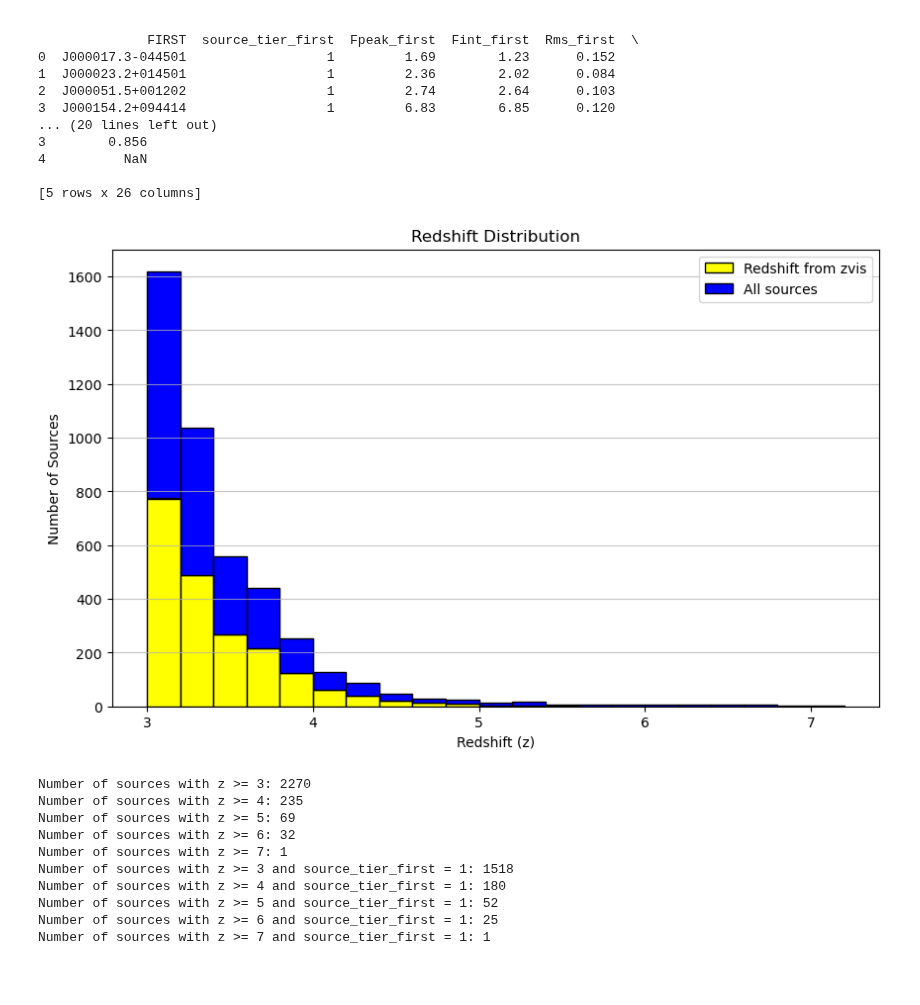
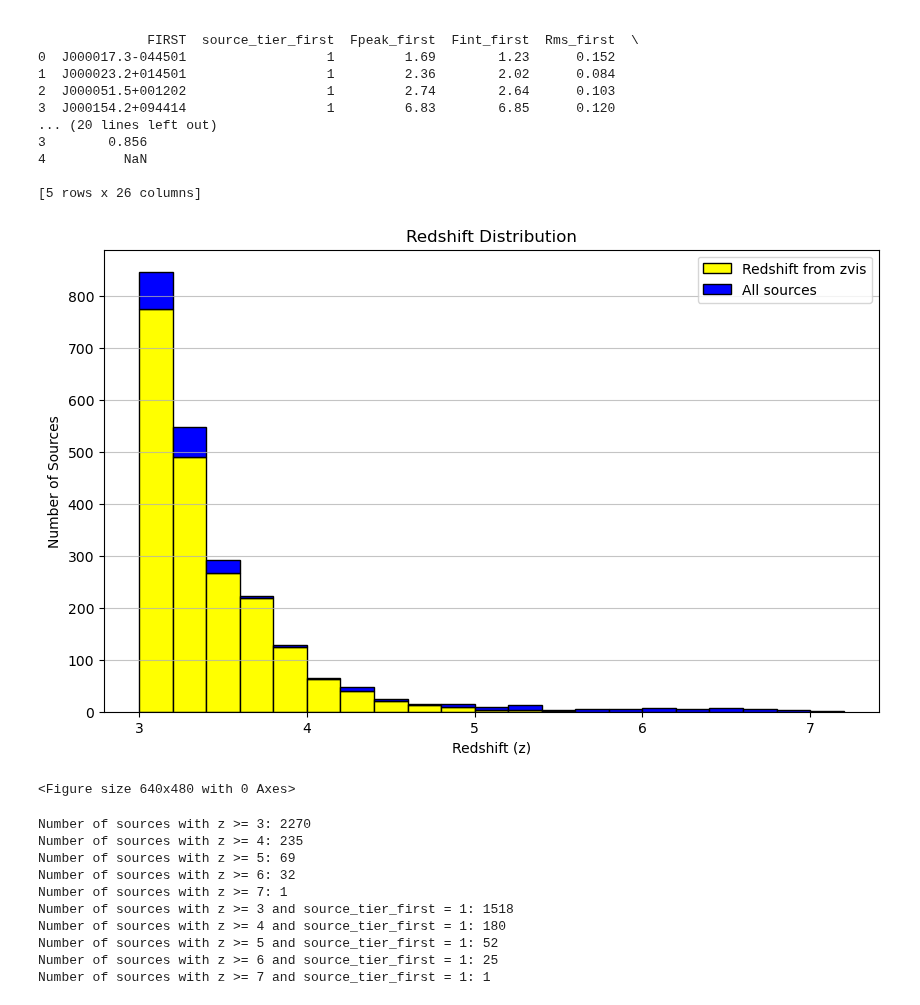
Before and after one commit to ykzhang112233/highz-catalogue, a Jupyter notebook: scripts/0-result_analysis.ipynb, the cells around one changed output. Saved outputs shown, nothing was run; the diff lists cells and outputs as text; code cells hidden in the pictures; blank space fills up the shorter version.

```diff
--- a/scripts/0-result_analysis.ipynb
+++ b/scripts/0-result_analysis.ipynb
@@ -66,27 +66,30 @@ print(df.head())
 # %%
 from matplotlib import pyplot as plt
 
 #draw the hitogram figure for redshift distribution
 plt.figure(figsize=(10, 6))
 # start from z= 3 and ends at z= 7.2, bin width is 0.2
 z_vis_only = df[df['sdss_source_z'] != 'PIPE']['sdss_z']
 z_all = df['sdss_z']
-plt.hist([z_vis_only, z_all], bins=21, range=(3, 7.2),
+z_rest = df[df['sdss_source_z'] == 'PIPE']['sdss_z']
+plt.hist([z_vis_only, z_rest], bins=21, range=(3, 7.2),
          stacked=True,
          edgecolor='black',
          color=['yellow', 'blue'],
          label=['Redshift from zvis', 'All sources'])
 # plt.hist(df['sdss_z'], bins=21, range=(3, 7.2), color='blue', edgecolor='black')
 # # add another histogram for only sdss_source_z != PIPE
 # plt.hist(df[df['sdss_source_z'] != 'PIPE']['sdss_z'], bins=21, range=(3, 7.2), color='yellow', alpha=0.5, edgecolor='white')
 plt.legend(loc='upper right')
 plt.title('Redshift Distribution')
 plt.xlabel('Redshift (z)')
 plt.ylabel('Number of Sources')
 plt.grid(axis='y', alpha=0.75)
 plt.show()
+plt.savefig('redshift_distribution.pdf', dpi=300)
 # %% [output]
-[figure, old version]
+[figure, new version]
+<Figure size 640x480 with 0 Axes>
 # %%
 # show the numbers of every redshift range
 # z>3 is 1515
```
Also changed, not shown: 1 other file.
